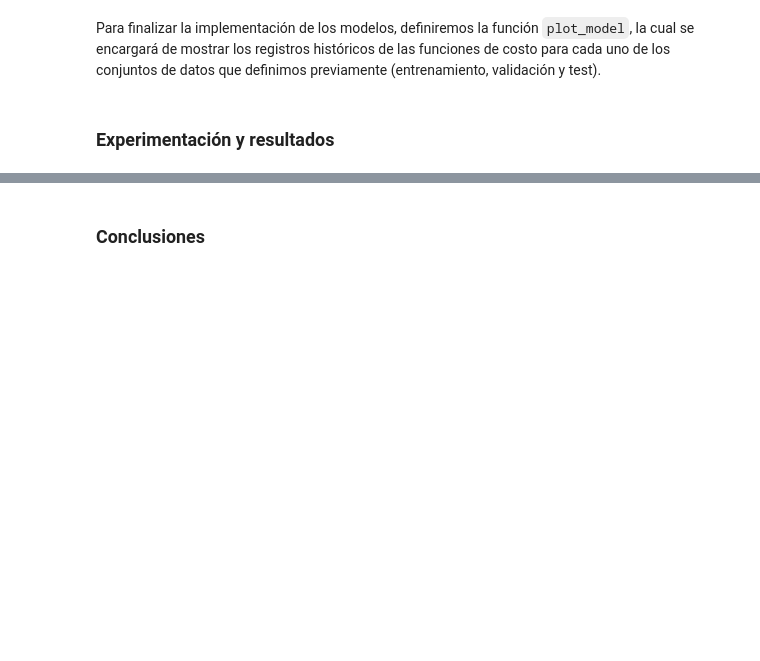
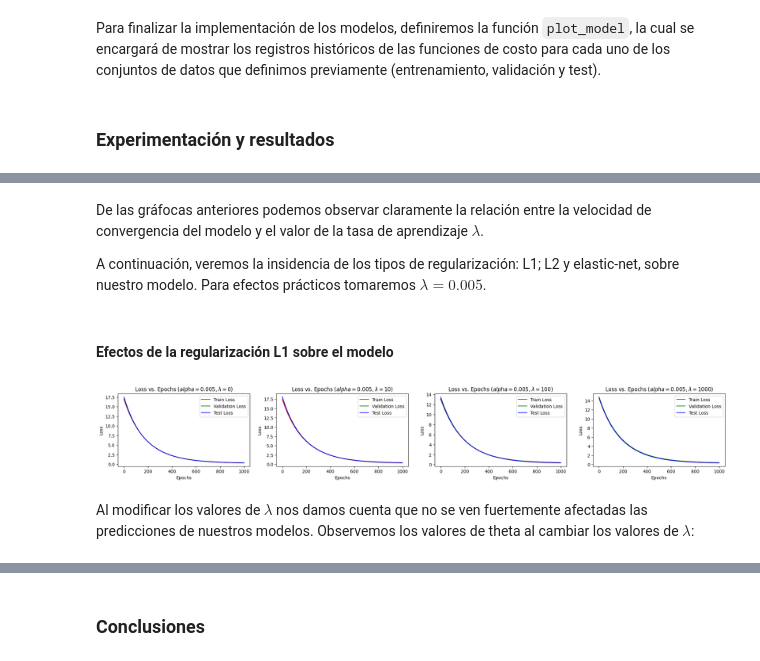
Before and after one commit to 26-jorge-01/ML-T1, a Jupyter notebook: taller1.ipynb, the cells around one changed output, grey strips where cells are left out. Cells and saved outputs as stored; diff of their text form; code cells hidden in the pictures; blank space fills up the shorter version.

```diff
--- a/taller1.ipynb
+++ b/taller1.ipynb
@@ -332,0 +352,51 @@ plot_model(historicals)
+# %% [markdown]
+De las gráfocas anteriores podemos observar claramente la relación entre la velocidad de convergencia del modelo y el valor de la tasa de aprendizaje $\lambda$.
+
+A continuación, veremos la insidencia de los tipos de regularización: L1; L2 y elastic-net, sobre nuestro modelo. Para efectos prácticos tomaremos $\lambda = 0.005$.
+# %% [markdown]
+#### Efectos de la regularización L1 sobre el modelo
+# %%
+epochs_range = range(epochs)
+
+plt.figure(figsize=(25, 3))
+plt.subplot(1, 4, 1)
+plt.plot(epochs_range, historicals[(lr3, crl1_1, crl2_1)]['train_losses'], label='Train Loss', color='red')
+plt.plot(epochs_range, historicals[(lr3, crl1_1, crl2_1)]['val_losses'], label='Validation Loss', color='green')
+plt.plot(epochs_range, historicals[(lr3, crl1_1, crl2_1)]['test_losses'], label='Test Loss', color='blue')
+plt.xlabel('Epochs')
+plt.ylabel('Loss')
+plt.legend()
+plt.title(f'Loss vs. Epochs ($alpha = {lr3}, \lambda = {crl1_1}$)')
+
+plt.subplot(1, 4, 2)
+plt.plot(epochs_range, historicals[(lr3, crl1_2, crl2_1)]['train_losses'], label='Train Loss', color='red')
+plt.plot(epochs_range, historicals[(lr3, crl1_2, crl2_1)]['val_losses'], label='Validation Loss', color='green')
+plt.plot(epochs_range, historicals[(lr3, crl1_2, crl2_1)]['test_losses'], label='Test Loss', color='blue')
+plt.xlabel('Epochs')
+plt.ylabel('Loss')
+plt.legend()
+plt.title(f'Loss vs. Epochs ($alpha = {lr3}, \lambda = {crl1_2}$)')
+
+plt.subplot(1, 4, 3)
+plt.plot(epochs_range, historicals[(lr3, crl1_3, crl2_1)]['train_losses'], label='Train Loss', color='red')
+plt.plot(epochs_range, historicals[(lr3, crl1_3, crl2_1)]['val_losses'], label='Validation Loss', color='green')
+plt.plot(epochs_range, historicals[(lr3, crl1_3, crl2_1)]['test_losses'], label='Test Loss', color='blue')
+plt.xlabel('Epochs')
+plt.ylabel('Loss')
+plt.legend()
+plt.title(f'Loss vs. Epochs ($alpha = {lr3}, \lambda = {crl1_3}$)')
+
+plt.subplot(1, 4, 4)
+plt.plot(epochs_range, historicals[(lr3, crl1_4, crl2_1)]['train_losses'], label='Train Loss', color='red')
+plt.plot(epochs_range, historicals[(lr3, crl1_4, crl2_1)]['val_losses'], label='Validation Loss', color='green')
+plt.plot(epochs_range, historicals[(lr3, crl1_4, crl2_1)]['test_losses'], label='Test Loss', color='blue')
+plt.xlabel('Epochs')
+plt.ylabel('Loss')
+plt.legend()
+plt.title(f'Loss vs. Epochs ($alpha = {lr3}, \lambda = {crl1_4})$')
+
+plt.show()
+# %% [output]
+[figure, added]
+# %% [markdown]
+Al modificar los valores de $\lambda$ nos damos cuenta que no se ven fuertemente afectadas las predicciones de nuestros modelos. Observemos los valores de theta al cambiar los valores de $\lambda$:
```
Also changed, not shown: parts of 19 cells of this notebook.
